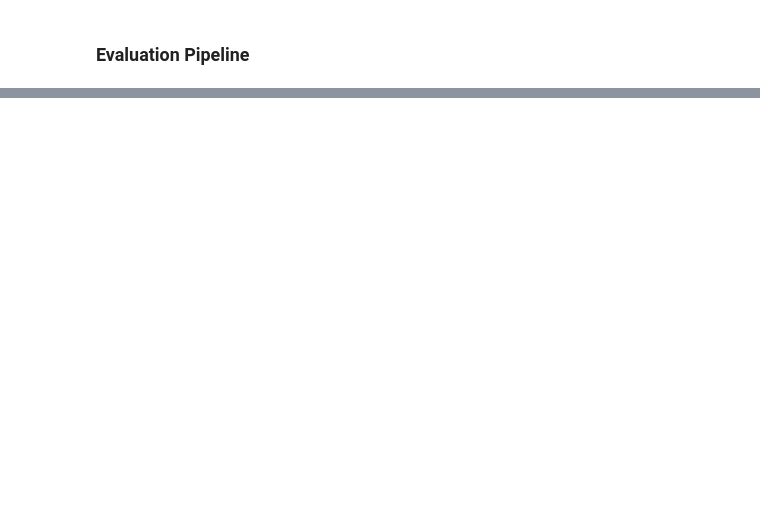
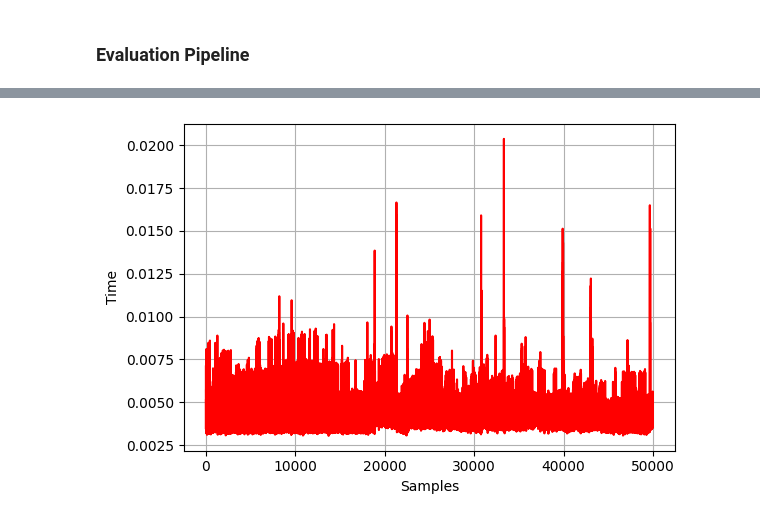
Before and after one commit to Earth-kun/QUICaid, a Jupyter notebook: preliminary.ipynb, the cells around one changed output, grey strips where cells are left out. Drawn from its saved outputs; the diff is of its cells as text; code cells hidden in the pictures; blank space fills up the shorter version.

```diff
--- a/preliminary.ipynb
+++ b/preliminary.ipynb
@@ -37,7 +38,7 @@ import pandas as pd
 # Create a data stream from file
 # if from dataframe, use DataStream() instead
 # stream = FileStream('out.csv') # dummy dataset
-data_loader = DataLoader(path='out.csv', target_col=-1)
+data_loader = FileStream(filepath='out.csv')
 # %% [markdown]
 ### Online Feature Extraction and Selection
 # %%
@@ -59,2 +58,91 @@ ofs_fs = OFS(n_total_features=data_loader.stream.n_features,
 # %% [markdown]
 ### Evaluation Pipeline
+# %%
+arf = AdaptiveRandomForestClassifier(n_estimators=7, leaf_prediction='mc', random_state=0)
+
+# Setup variables to control loop and track performance
+n_samples = 0
+correct_cnt = 0
+max_samples = data_loader.n_remaining_samples()
+
+# Lists to store true and predicted labels for metric calculations
+true_labels = []
+pred_labels = []
+acc_list = []
+precision_list = []
+recall_list = []
+f1_list = []
+
+avgTime_list = []
+
+
+# Train the estimator with the samples provided by the data stream
+# while n_samples < max_samples and data_loader.stream.has_more_samples():
+while n_samples < 50000:
+    if n_samples % 1000 == 0:
+        print(f"{n_samples} reached!")
+
+    start = time.perf_counter()
+    X, y = data_loader.next_sample()
+
+    # Apply OFS feature selection
+    # X_selected = ofs_fs.select_features(X, rng=np.random.default_rng())
+
+    y_pred = arf.predict(X)
+    true_labels.append(y[0])
+    pred_labels.append(y_pred[0])
+    if y[0] == y_pred[0]:
+        correct_cnt += 1
+    arf.partial_fit(X, [y[0]], classes=data_loader.get_target_values())
+    n_samples += 1
+
+    end = time.perf_counter()
+
+    avgTime_list.append(end-start)
+
+    # acc_list.append(accuracy)
+    # precision_list.append(precision)
+    # recall_list.append(recall)
+    # f1_list.append(f1)
+
+accuracy = correct_cnt / n_samples
+precision = precision_score(true_labels, pred_labels, average='macro', zero_division=0)
+recall = recall_score(true_labels, pred_labels, average='macro', zero_division=0)
+f1 = f1_score(true_labels, pred_labels, average='macro', zero_division=0)
+
+# Display results
+print('Adaptive Random Forest ensemble classifier example')
+print('{} samples analyzed.'.format(n_samples))
+print('Accuracy: {}'.format(accuracy))
+print('Precision: {}'.format(precision))
+print('Recall: {}'.format(recall))
+print('F1 Score: {}'.format(f1))
+
+# plt.figure(figsize=(6, 4))
+
+# plt.plot(acc_list, label='Accuracy', color='red', linewidth=1.5)
+# plt.plot(precision_list, label='Precision', color='blue', linewidth=1.5)
+# plt.plot(recall_list, label='Recall', color='orange', linewidth=1.5)
+# plt.plot(f1_list, label='F1 Score', color='green', linewidth=1.5)
+
+# plt.xlabel('Samples')
+# plt.ylabel('Metric Value')
+# plt.title('Precision, Recall, and F1 Score Over Time')
+# plt.legend()
+# plt.grid()
+# # plt.ylim(0.9, 1.0)  # Set y-axis range from 0.9 to 1.0
+# plt.tight_layout()
+# plt.show()
+
+
+plt.figure(figsize=(6, 4))
+
+plt.plot(avgTime_list, label='Time per instance', color='red', linewidth=1.5)
+
+plt.xlabel('Samples')
+plt.ylabel('Time')
+plt.grid()
+# plt.ylim(0.9, 1.0)  # Set y-axis range from 0.9 to 1.0
+plt.tight_layout()
+plt.show()
+# %% [output]
@@ -60,0 +166 @@ ofs_fs = OFS(n_total_features=data_loader.stream.n_features,
+[figure, added]
```
Also changed, not shown: parts of 9 cells of this notebook.
